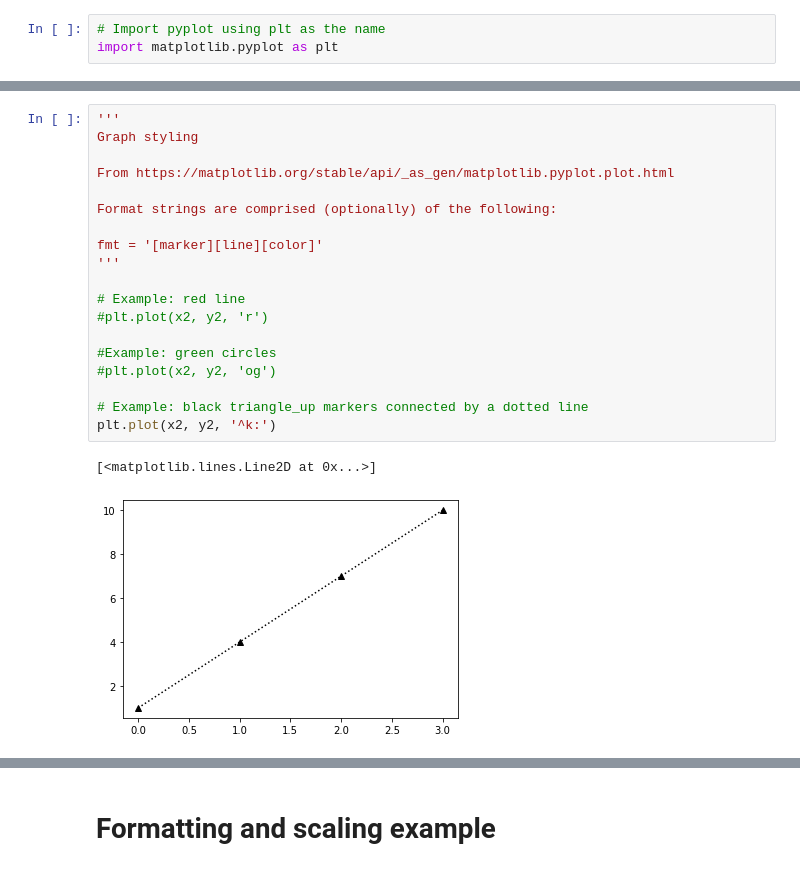
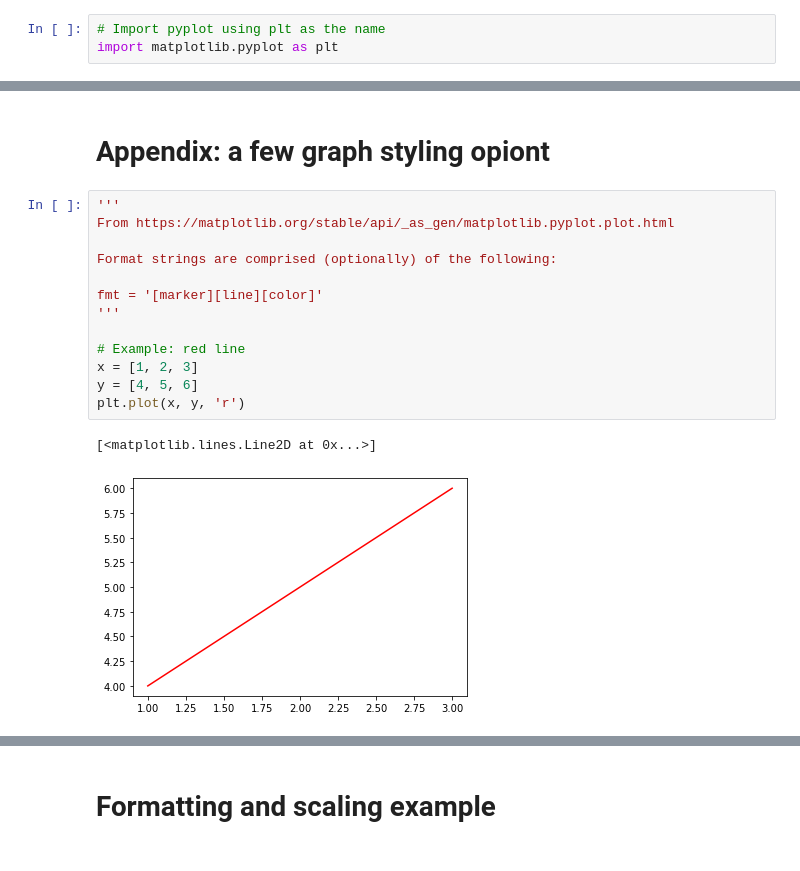
Before and after one commit to robruenes/killaudio, a Jupyter notebook: ch_02/ch_02.ipynb, the cells around one changed output, grey strips where cells are left out. Cells and saved outputs as stored; diff of their text form.

```diff
--- a/ch_02/ch_02.ipynb
+++ b/ch_02/ch_02.ipynb
@@ -209,22 +229,18 @@ plt.plot(x2, y2)
+# %% [markdown]
+# Appendix: a few graph styling opiont
 # %%
 '''
-Graph styling
-
 From https://matplotlib.org/stable/api/_as_gen/matplotlib.pyplot.plot.html
 
 Format strings are comprised (optionally) of the following:
 
 fmt = '[marker][line][color]'
 '''
 
 # Example: red line
-#plt.plot(x2, y2, 'r')
-
-#Example: green circles
-#plt.plot(x2, y2, 'og')
-
-# Example: black triangle_up markers connected by a dotted line
-plt.plot(x2, y2, '^k:')
+x = [1, 2, 3]
+y = [4, 5, 6]
+plt.plot(x, y, 'r')
 # %% [output]
 [<matplotlib.lines.Line2D at 0x...>]
-[figure, old version]
+[figure, new version]
```
Also changed, not shown: parts of 19 cells of this notebook.
